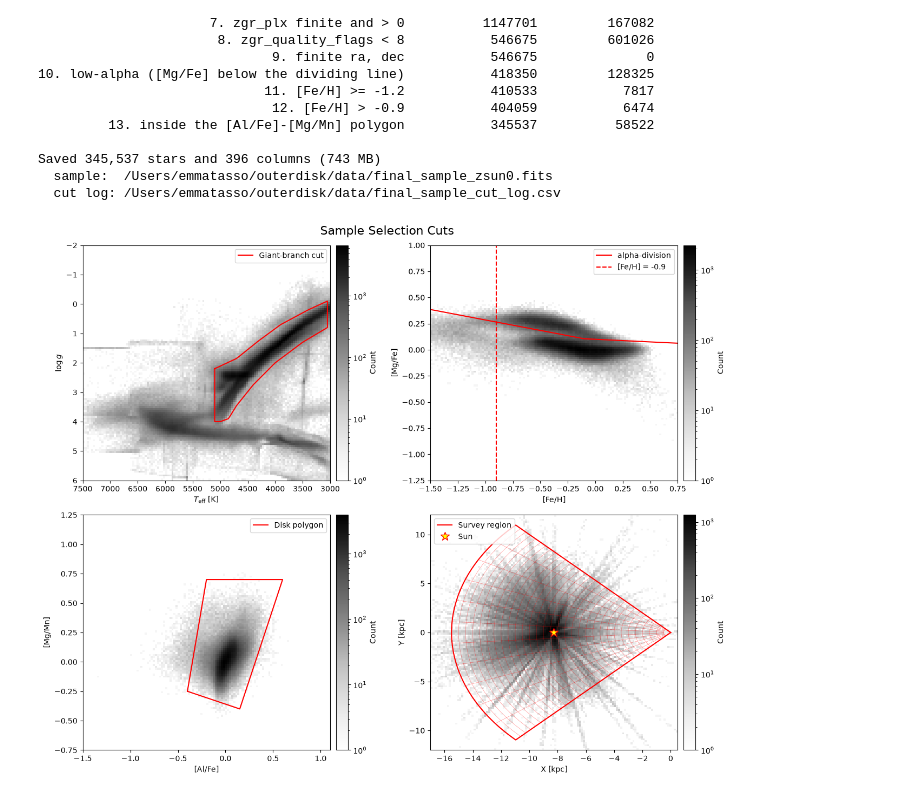
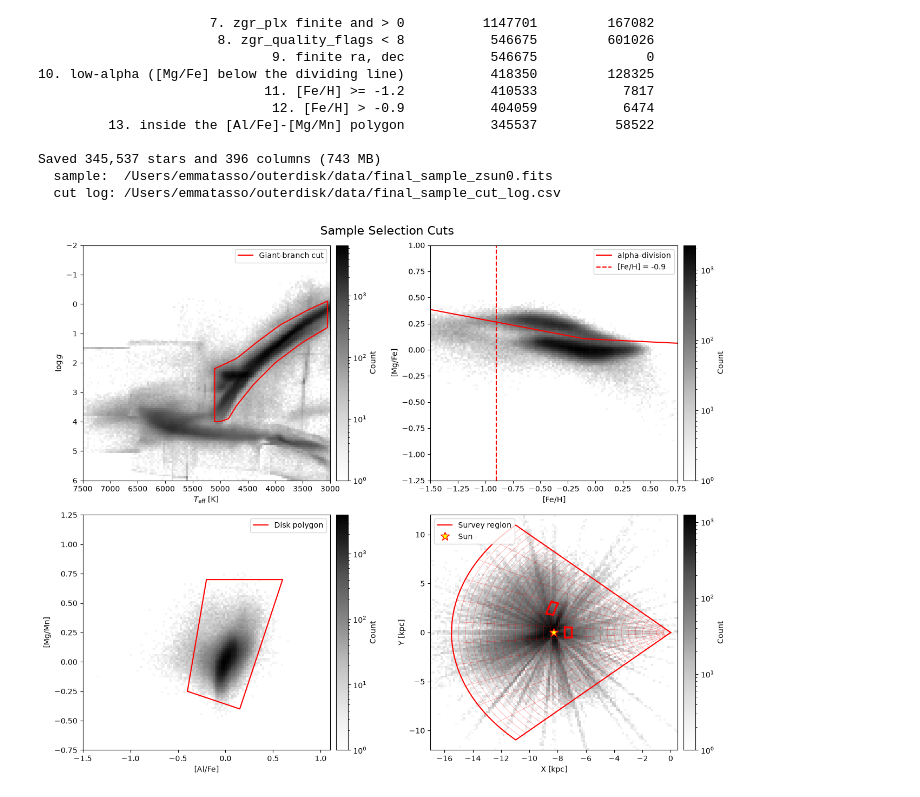
Before and after one commit to emmatasso/Midplane-Project, a Jupyter notebook: notebooks/SampleSelection.ipynb, the cells around one changed output. Cells and saved outputs as stored; diff of their text form; code cells hidden in the pictures.

```diff
--- a/notebooks/SampleSelection.ipynb
+++ b/notebooks/SampleSelection.ipynb
@@ -521,31 +521,38 @@ ax.legend(loc="upper right")
 # (d) X-Y of the final sample, with the survey wedge and the radial / azimuthal bins
 ax = axes[1, 1]
 panel(ax, np.asarray(t_final["x_gc_kpc"], float), np.asarray(t_final["y_gc_kpc"], float),
       [[-17, 0.5], [-12, 12]], "X [kpc]", "Y [kpc]")
 
 R_EDGES = np.arange(0.5, 15.5 + 0.5, 0.5)            # 0.5 kpc annuli
 PHI0, HALF_DEG, N_SEG = np.pi, 45.0, 11              # wedge 180 +/- 45 deg, 11 sectors
 phi_b = PHI0 - np.deg2rad(HALF_DEG) + np.linspace(0, 2 * np.deg2rad(HALF_DEG), N_SEG + 1)
 phi_fine = np.linspace(phi_b[0], phi_b[-1], 200)
 
 for Rb in R_EDGES:                                    # radial bins
     ax.plot(Rb * np.cos(phi_fine), Rb * np.sin(phi_fine), color=RED, lw=0.4, alpha=0.5)
 for pb in phi_b:                                      # azimuthal bins
     ax.plot([R_EDGES[0] * np.cos(pb), R_EDGES[-1] * np.cos(pb)],
             [R_EDGES[0] * np.sin(pb), R_EDGES[-1] * np.sin(pb)],
             color=RED, lw=0.4, alpha=0.5)
+# bold outlines for the two bins shown in the [Mg/Fe] vs z figure
+HIGHLIGHT = [(3, 8.5, 9.0), (5, 7.0, 7.5)]    # (segment, R_lo, R_hi)
+for k, r0, r1 in HIGHLIGHT:
+    p = np.linspace(phi_b[k], phi_b[k + 1], 50)
+    xs = np.r_[r1 * np.cos(p), r0 * np.cos(p[::-1]), r1 * np.cos(p[0])]
+    ys = np.r_[r1 * np.sin(p), r0 * np.sin(p[::-1]), r1 * np.sin(p[0])]
+    ax.plot(xs, ys, color=RED, lw=2.5, zorder=5)
 
 R_OUT = R_EDGES[-1]                                   # 15.5 kpc, the last bin edge
 ax.plot(np.r_[0, R_OUT * np.cos(phi_fine), 0],        # survey wedge outline
         np.r_[0, R_OUT * np.sin(phi_fine), 0],
         color=RED, lw=1.5, label="Survey region")
 ax.plot(-GALCEN_DISTANCE_KPC, 0, marker="*", ms=12, mfc="yellow", mec=RED,
         ls="none", label="Sun")
 ax.legend(loc="upper left")
 fig.suptitle("Sample Selection Cuts", fontsize=16)
 plt.tight_layout()
 plt.savefig(FIG_DIR / "sample_selection_cuts.pdf", bbox_inches="tight")
 plt.savefig(FIG_DIR / "sample_selection_cuts.png", dpi=300, bbox_inches="tight")
 plt.show()
 # %% [output]
-[figure, old version]
+[figure, new version]
```
Also changed, not shown: parts of 10 cells of this notebook, 2 other files.
